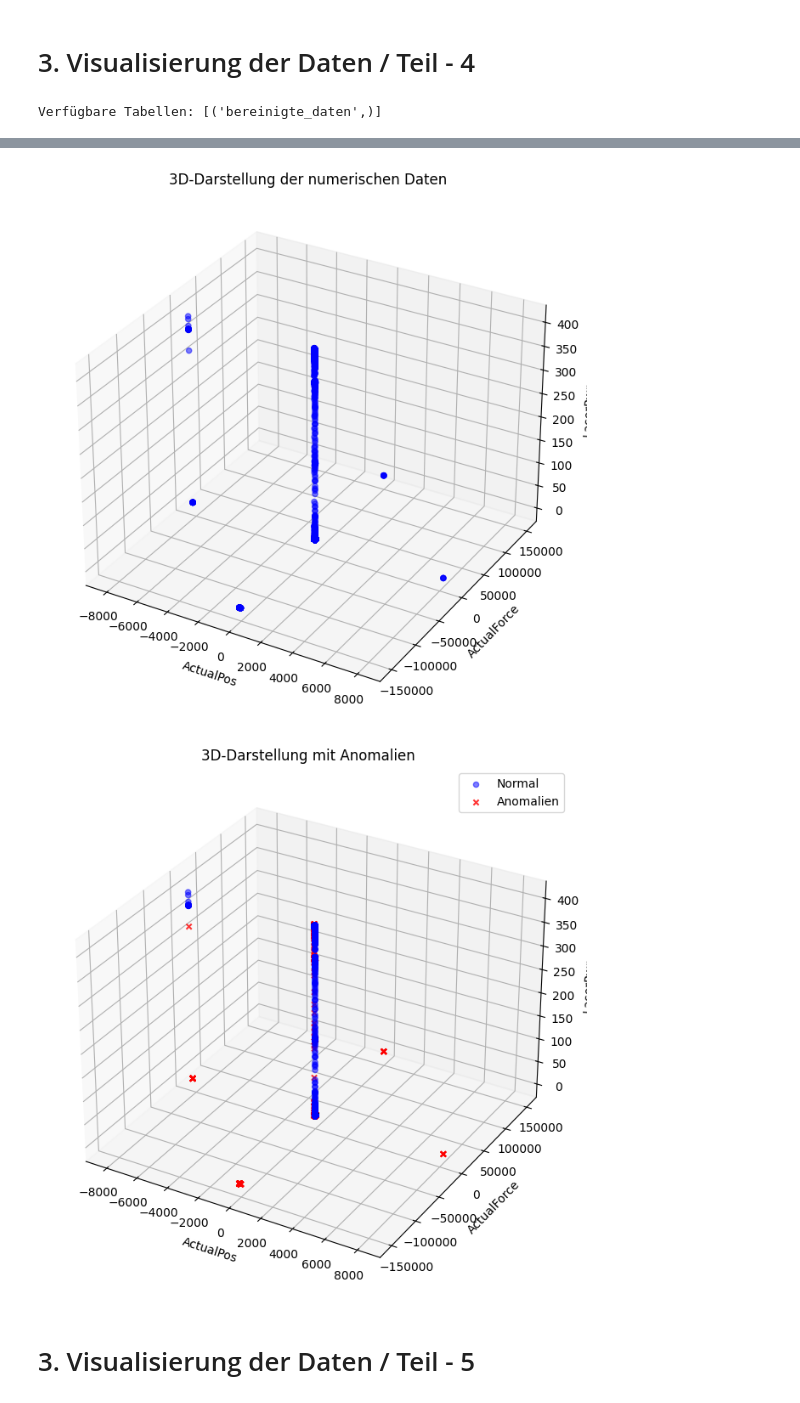
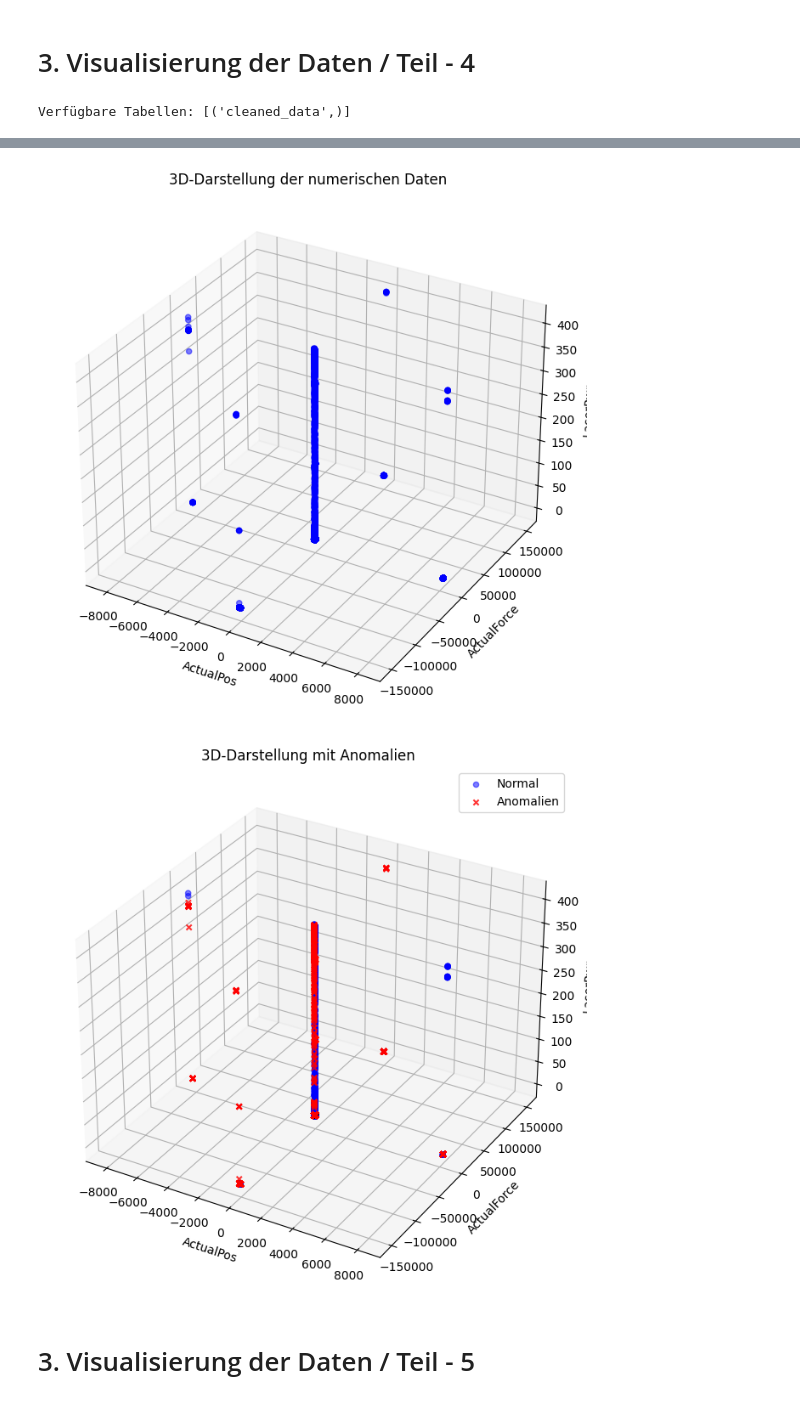
Before and after one commit to jfawer/Data_Mining, a Jupyter notebook: analyse.ipynb, the cells around one changed output, grey strips where cells are left out. Cells and saved outputs as stored; diff of their text form; code cells hidden in the pictures.

```diff
--- a/analyse.ipynb
+++ b/analyse.ipynb
@@ -288,7 +264,7 @@ tables = cursor.fetchall()
 print("Verfügbare Tabellen:", tables)
 
 # Daten aus der Tabelle 'bereinigte_daten' laden
-query = "SELECT * FROM bereinigte_daten"  # Tabellennamen angepasst
+query = "SELECT * FROM cleaned_data"  # Tabellennamen angepasst
 df = pd.read_sql_query(query, conn)
 
 # Überprüfen, ob die Spalte "Befehle" existiert
@@ -327,7 +303,7 @@ tables = cursor.fetchall()
 print("Verfügbare Tabellen:", tables)
 
 # Daten aus der Tabelle 'bereinigte_daten' laden
-table_name = 'bereinigte_daten'
+table_name = 'cleaned_data'
 data = pd.read_sql_query(f"SELECT * FROM {table_name}", conn)
 
 # Überprüfen, ob die Spalte "Befehl" existiert
@@ -368,36 +344,36 @@ ax.set_zlabel(z_col)
 ax.set_title("3D-Darstellung der numerischen Daten")
 plt.show()
 
 # Anomalien mit IsolationForest erkennen
 iso_forest = IsolationForest(contamination=0.05, random_state=42)
 numeric_data['anomaly'] = iso_forest.fit_predict(numeric_data)
 
 # Anomalien markieren
 fig = plt.figure(figsize=(10, 8))
 ax = fig.add_subplot(111, projection='3d')
 
 # Normalpunkte (anomaly = 1)
 normal_data = numeric_data[numeric_data['anomaly'] == 1]
 ax.scatter(normal_data[x_col], normal_data[y_col], normal_data[z_col], c='b', marker='o', alpha=0.5, label='Normal')
 
 # Anomalien (anomaly = -1)
 anomalies = numeric_data[numeric_data['anomaly'] == -1]
 ax.scatter(anomalies[x_col], anomalies[y_col], anomalies[z_col], c='r', marker='x', alpha=0.8, label='Anomalien')
 
 ax.set_xlabel(x_col)
 ax.set_ylabel(y_col)
 ax.set_zlabel(z_col)
 ax.set_title("3D-Darstellung mit Anomalien")
 ax.legend()
 plt.show()
 
 # Verbindung zur Datenbank schließen
 conn.close()
 # %% [output]
-Verfügbare Tabellen: [('bereinigte_daten',)]
+Verfügbare Tabellen: [('cleaned_data',)]
 [figure]
-[figure, old version]
+[figure, new version]
-[figure, old version]
+[figure, new version]
 # %% [markdown]
 # 3. Visualisierung der Daten / Teil - 5
 # %%
```
Also changed, not shown: parts of 6 cells of this notebook.
